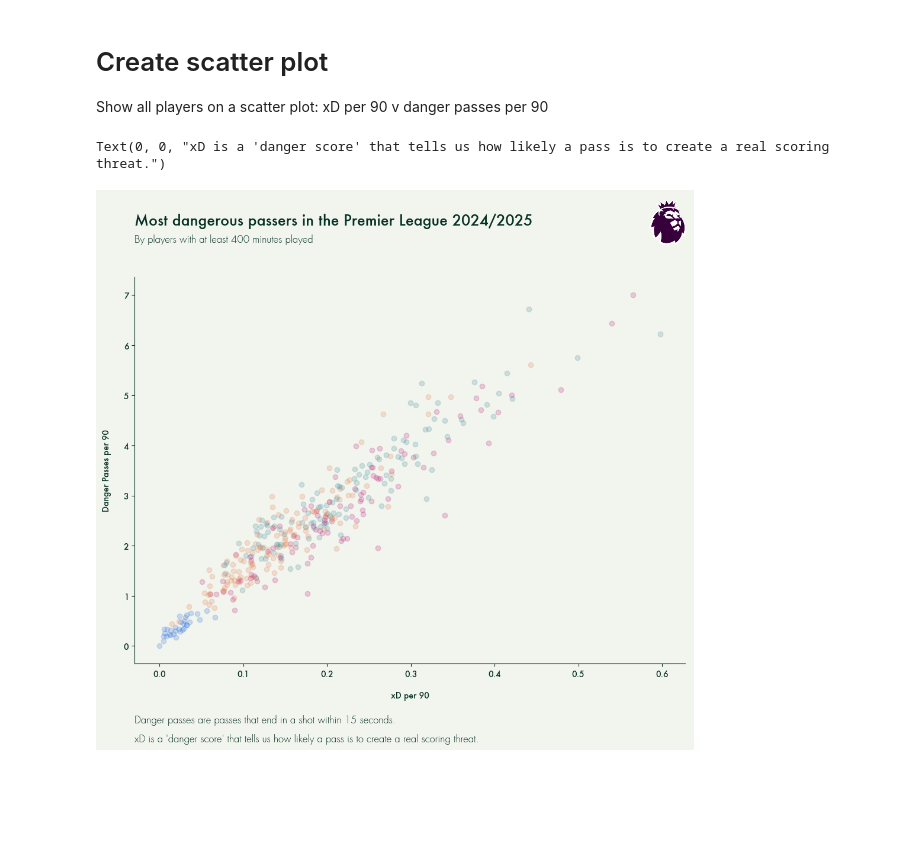
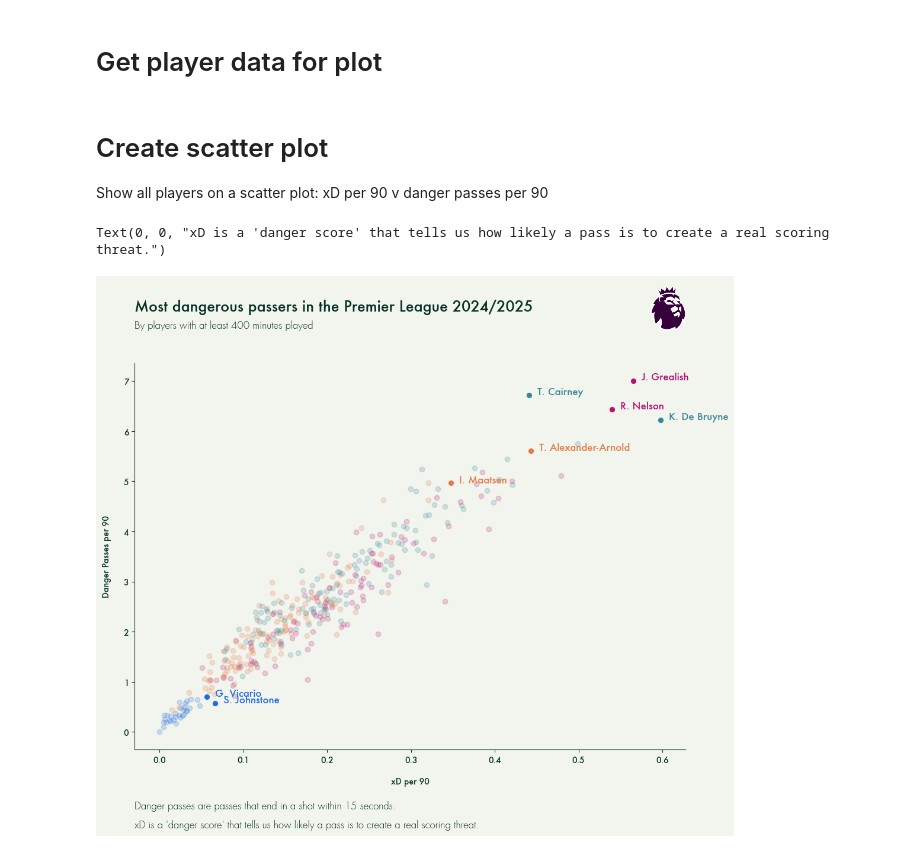
Before and after one commit to MarijnSt/soccermatics-project-2, a Jupyter notebook: notebooks/viz.ipynb, the cells around one changed output. Saved outputs shown, nothing was run; the diff lists cells and outputs as text; code cells hidden in the pictures; blank space fills up the shorter version.

Commit message:
feat: highlight top players

```diff
--- a/notebooks/viz.ipynb
+++ b/notebooks/viz.ipynb
@@ -10,3 +13,11 @@ import pandas as pd
+# %% [markdown]
+# Get player data for plot
+# %%
+# Load data
+data = pd.read_csv('../data/summary.csv')
+
+# Get top players
+top_players = get_top_players(data, n=2)
 # %% [markdown]
 # Create scatter plot
 
@@ -76,34 +87,42 @@ heading_ax.add_artist(ab)
 
 # Set main axis labels
 main_ax.set_xlabel('xD per 90', labelpad=15)
 main_ax.set_ylabel('Danger Passes per 90', labelpad=15)
 
-# Load data
-data = pd.read_csv('../data/summary.csv')
-
 # Plot data
 for i, row in data.iterrows():
     color = style_config['colors'][row['role'].lower()]
     main_ax.scatter(row['xD_per_90'], row['danger_passes_per_90'], color=color, alpha=style_config['alpha'])
+
+# Highlight top players
+for i, row in top_players.iterrows():
+    color = style_config['colors'][row['role'].lower()]
+    main_ax.scatter(row['xD_per_90'], row['danger_passes_per_90'], color=color, alpha=1, s=30)
+    main_ax.text(
+        row['xD_per_90'] + 0.01, row['danger_passes_per_90'] + 0.01,
+        row['short_name'],
+        color=color,
+        fontsize=style_config['sizes']['p'],
+    )
 
 # Danger pass and xD explanation in legend
 legend_ax.text(
     0, 0.5,
     'Danger passes are passes that end in a shot within 15 seconds.',
     fontproperties=style_config['font_prop_light'],
     fontsize=style_config['sizes']['p'],
     ha='left',
     va='center'
 )
 
 legend_ax.text(
     0, 0,
     'xD is a \'danger score\' that tells us how likely a pass is to create a real scoring threat.',
     fontproperties=style_config['font_prop_light'],
     fontsize=style_config['sizes']['p'],
     ha='left',
     va='bottom'
 )
 # %% [output]
 Text(0, 0, "xD is a 'danger score' that tells us how likely a pass is to create a real scoring threat.")
-[figure, old version]
+[figure, new version]
```
Also changed, not shown: parts of 1 cell of this notebook, 1 other file.
